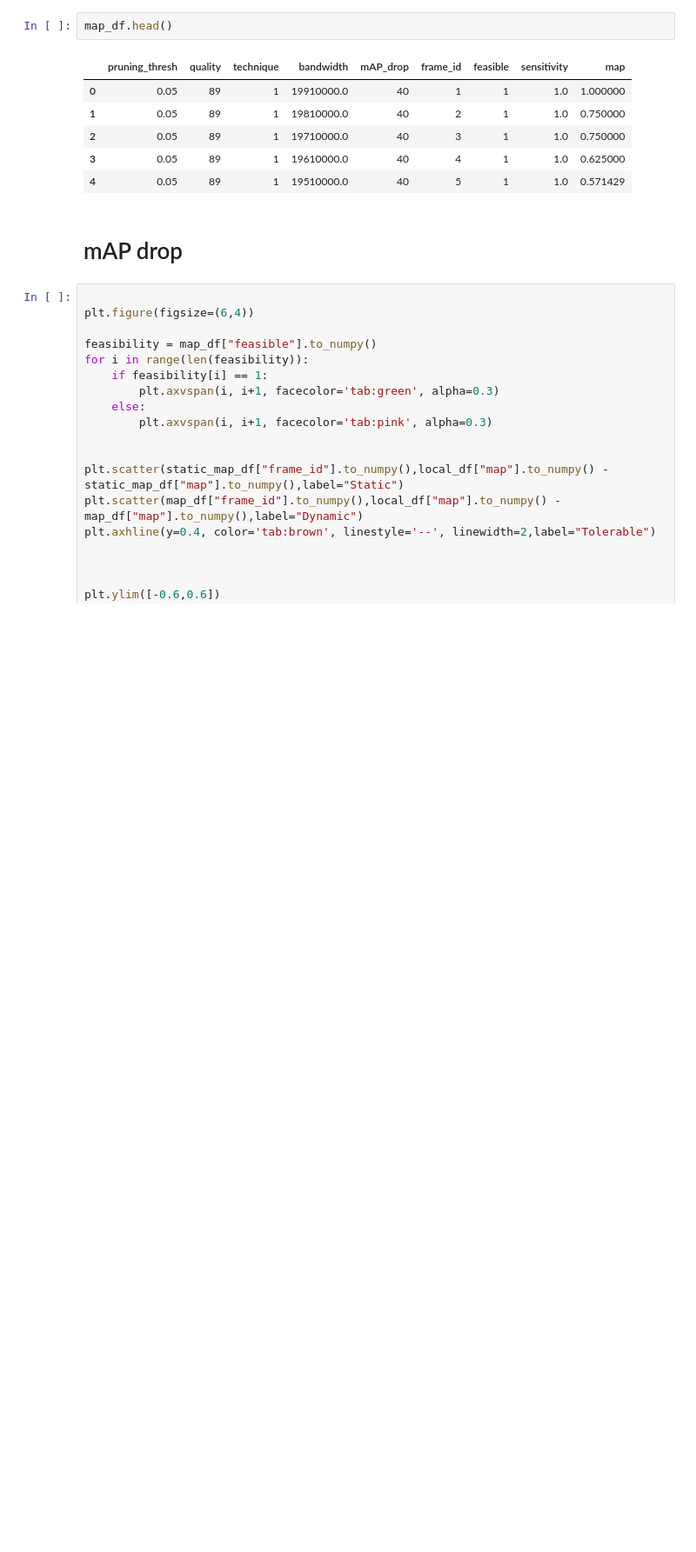
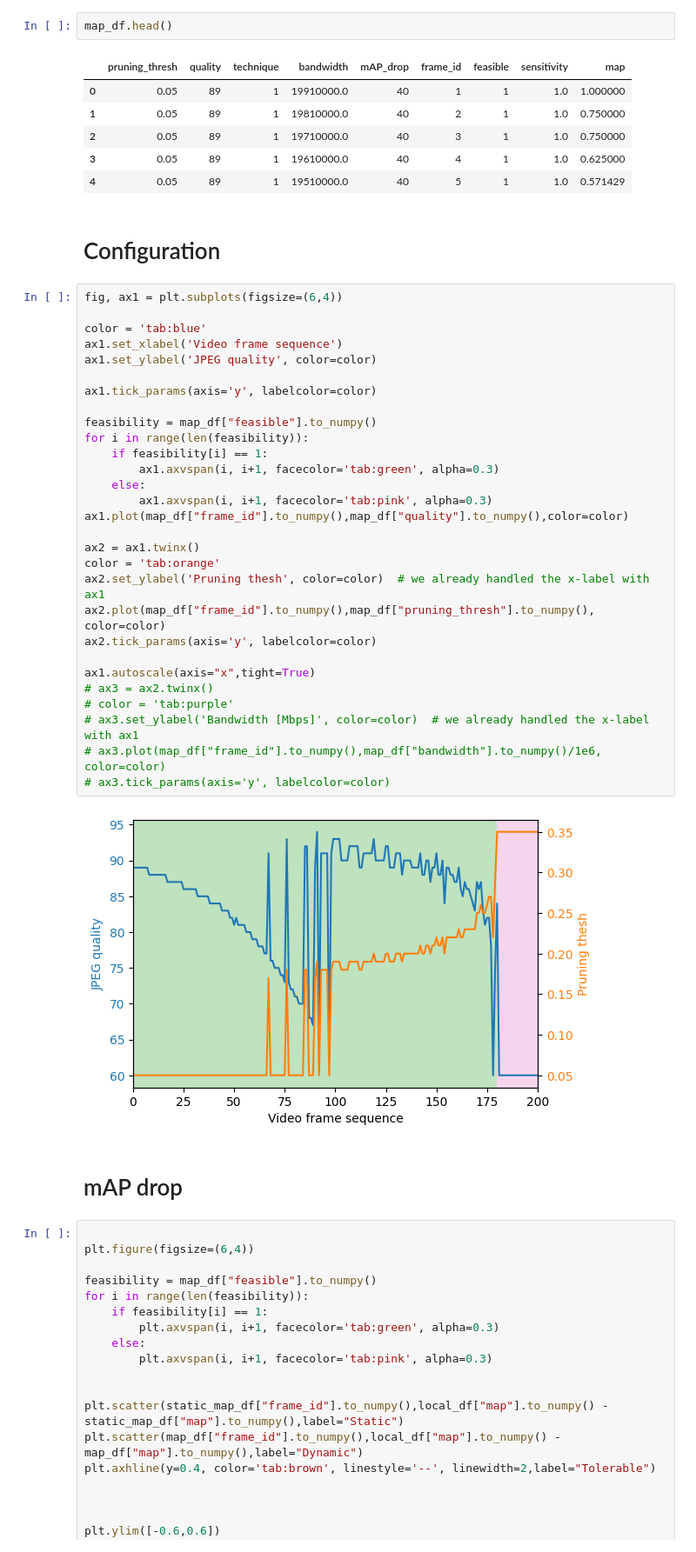
Before and after one commit to Rexyyj/split_DNN_framework, a Jupyter notebook: dynamic_framework/plots/map_drop.ipynb, the cells around one changed output. Shown: that part at 87% size. Drawn from its saved outputs; the diff is of its cells as text; blank space fills up the shorter version.

```diff
--- a/dynamic_framework/plots/map_drop.ipynb
+++ b/dynamic_framework/plots/map_drop.ipynb
@@ -18,6 +18,39 @@ map_df.head()
 | 2 | 0.05 | 89 | 1 | 19710000.0 | 40 | 3 | 1 | 1.0 | 0.750000 |
 | 3 | 0.05 | 89 | 1 | 19610000.0 | 40 | 4 | 1 | 1.0 | 0.625000 |
 | 4 | 0.05 | 89 | 1 | 19510000.0 | 40 | 5 | 1 | 1.0 | 0.571429 |
+# %% [markdown]
+# Configuration
+# %%
+fig, ax1 = plt.subplots(figsize=(6,4))
+
+color = 'tab:blue'
+ax1.set_xlabel('Video frame sequence')
+ax1.set_ylabel('JPEG quality', color=color)
+
+ax1.tick_params(axis='y', labelcolor=color)
+
+feasibility = map_df["feasible"].to_numpy()
+for i in range(len(feasibility)):
+    if feasibility[i] == 1:
+        ax1.axvspan(i, i+1, facecolor='tab:green', alpha=0.3)
+    else:
+        ax1.axvspan(i, i+1, facecolor='tab:pink', alpha=0.3)
+ax1.plot(map_df["frame_id"].to_numpy(),map_df["quality"].to_numpy(),color=color)
+
+ax2 = ax1.twinx()
+color = 'tab:orange'
+ax2.set_ylabel('Pruning thesh', color=color)  # we already handled the x-label with ax1
+ax2.plot(map_df["frame_id"].to_numpy(),map_df["pruning_thresh"].to_numpy(), color=color)
+ax2.tick_params(axis='y', labelcolor=color)
+
+ax1.autoscale(axis="x",tight=True)
+# ax3 = ax2.twinx()
+# color = 'tab:purple'
+# ax3.set_ylabel('Bandwidth [Mbps]', color=color)  # we already handled the x-label with ax1
+# ax3.plot(map_df["frame_id"].to_numpy(),map_df["bandwidth"].to_numpy()/1e6, color=color)
+# ax3.tick_params(axis='y', labelcolor=color)
+# %% [output]
+[figure, added]
 # %% [markdown]
 # mAP drop
 # %%
```
Also changed, not shown: parts of 2 cells of this notebook, 4 other files.
